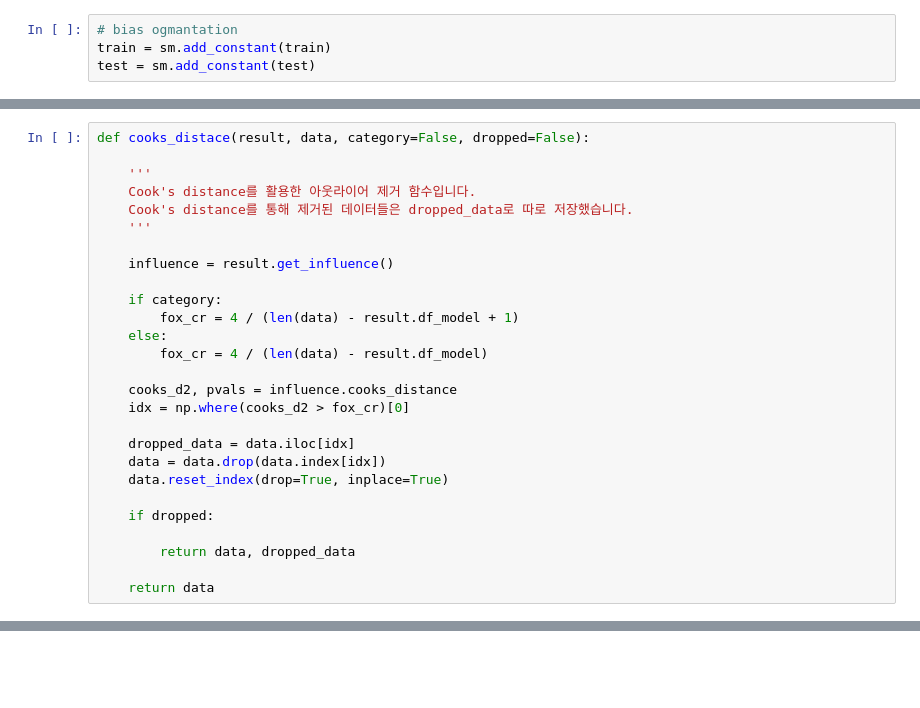
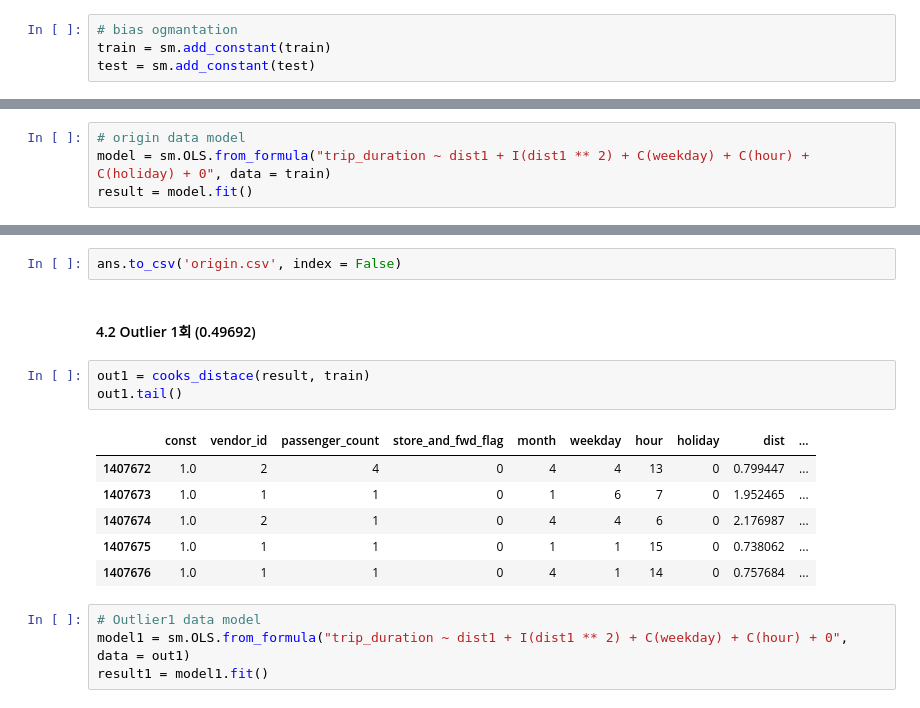
Before and after one commit to Romanism/Project, a Jupyter notebook: 01_New York City Taxi Trip Duration/02_Modeling.ipynb, the cells around one changed output, grey strips where cells are left out. Drawn from its saved outputs; the diff is of its cells as text; blank space fills up the shorter version.

```diff
--- a/01_New York City Taxi Trip Duration/02_Modeling.ipynb
+++ b/01_New York City Taxi Trip Duration/02_Modeling.ipynb
@@ -161,27 +46,0 @@ P-value     :  0.000
-# %%
-def cooks_distace(result, data, category=False, dropped=False):
-
-    '''
-    Cook's distance를 활용한 아웃라이어 제거 함수입니다.
-    Cook's distance를 통해 제거된 데이터들은 dropped_data로 따로 저장했습니다.
-    '''
-
-    influence = result.get_influence()
-
-    if category:
-        fox_cr = 4 / (len(data) - result.df_model + 1)
-    else:
-        fox_cr = 4 / (len(data) - result.df_model)
-
-    cooks_d2, pvals = influence.cooks_distance
-    idx = np.where(cooks_d2 > fox_cr)[0]
-
-    dropped_data = data.iloc[idx]
-    data = data.drop(data.index[idx])
-    data.reset_index(drop=True, inplace=True)
-
-    if dropped:
-
-        return data, dropped_data
-
-    return data
@@ -517,0 +236,4 @@ P-value     :  0.000
+# %%
+# origin data model
+model = sm.OLS.from_formula("trip_duration ~ dist1 + I(dist1 ** 2) + C(weekday) + C(hour) + C(holiday) + 0", data = train)
+result = model.fit()
@@ -517,0 +254,18 @@ P-value     :  0.000
+# %%
+ans.to_csv('origin.csv', index = False)
+# %% [markdown]
+#### 4.2 Outlier 1회 (0.49692)
+# %%
+out1 = cooks_distace(result, train)
+out1.tail()
+# %% [output]
+|  | const | vendor_id | passenger_count | store_and_fwd_flag | month | weekday | hour | holiday | dist | ... |
+| 1407672 | 1.0 | 2 | 4 | 0 | 4 | 4 | 13 | 0 | 0.799447 | ... |
+| 1407673 | 1.0 | 1 | 1 | 0 | 1 | 6 | 7 | 0 | 1.952465 | ... |
+| 1407674 | 1.0 | 2 | 1 | 0 | 4 | 4 | 6 | 0 | 2.176987 | ... |
+| 1407675 | 1.0 | 1 | 1 | 0 | 1 | 1 | 15 | 0 | 0.738062 | ... |
+| 1407676 | 1.0 | 1 | 1 | 0 | 4 | 1 | 14 | 0 | 0.757684 | ... |
+# %%
+# Outlier1 data model
+model1 = sm.OLS.from_formula("trip_duration ~ dist1 + I(dist1 ** 2) + C(weekday) + C(hour) + 0", data = out1)
+result1 = model1.fit()
```
Also changed, not shown: parts of 105 cells of this notebook, 15 other files.
